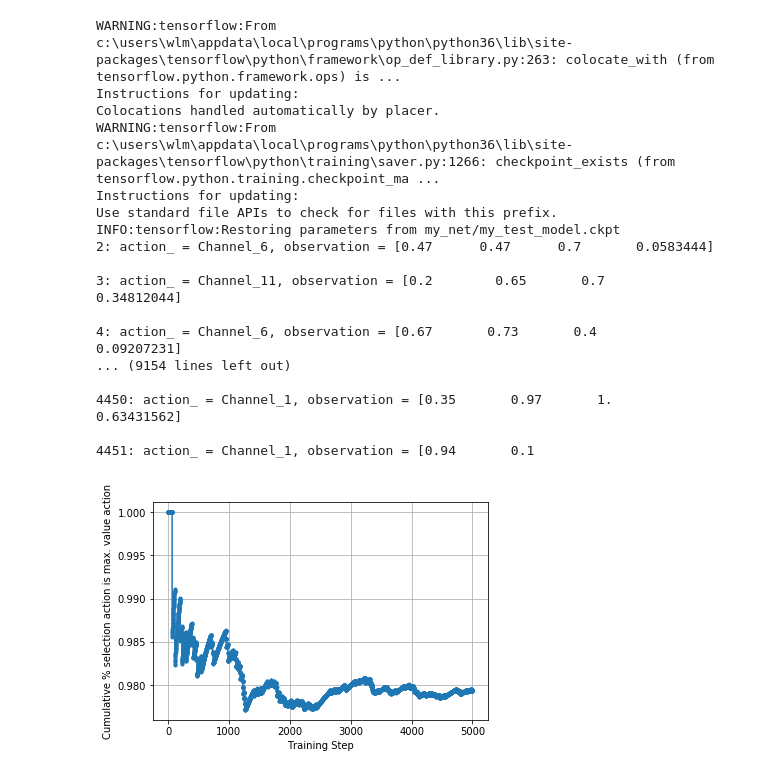
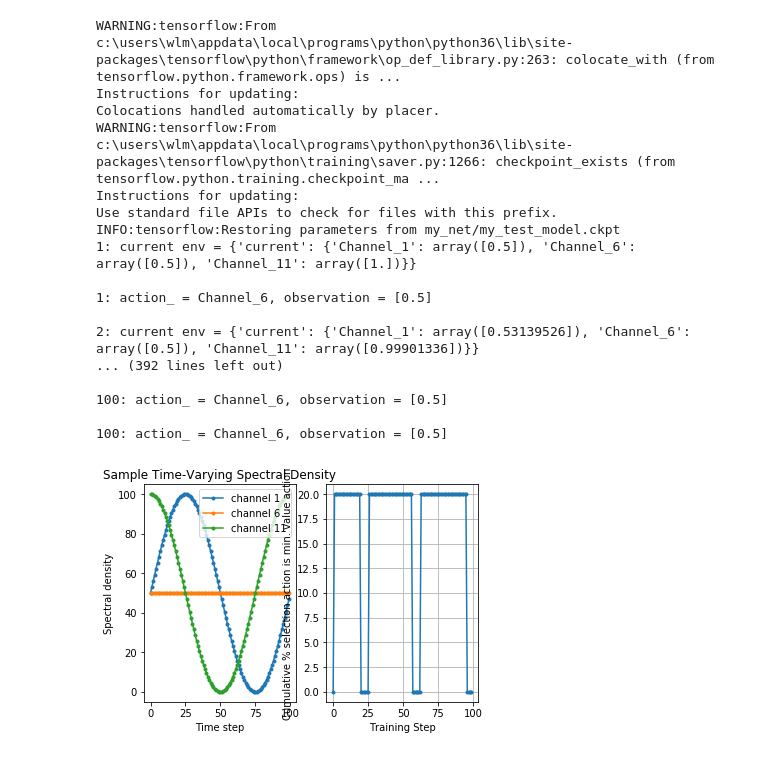
Before and after one commit to wlmsnow/Channel_Selection, a Jupyter notebook: test.ipynb, the cells around one changed output. Drawn from its saved outputs; the diff is of its cells as text; code cells hidden in the pictures.

```diff
--- a/test.ipynb
+++ b/test.ipynb
@@ -10,7 +11,7 @@ sim = {
     'cfg' : {
         'run' : { # run parameters
             'numEpisodes'    : 1, # 1,        # num. of episodes to run
-            'maxSteps'       : 5000,         # max. num. of sim. steps
+            'maxSteps'       : 100,         # max. num. of sim. steps
             'startLearnStep' : 200,           # start periodic training after this step num.
             'learnPeriod'    : 5,             # num. of steps between (re)training
             'dbgPrint'       : printPeriodic, # function or string name of function for debug print output
@@ -102,36 +158,42 @@ class run():
 # %%
 if __name__ == "__main__":
     statusPeriod = sim['cfg']['run']['statusPeriod']
     dbgPrint = setDbgPrint(sim['cfg']['run'].get('dbgPrint'))
     env = Env(log=dbgPrint, statusPeriod= statusPeriod)
-    run = run(env.n_actions,
-             env.n_features,
-          )
+    run = run()
     run.run_(cfg=sim['cfg']['run'])
-    plt.plot(
-        np.divide(np.cumsum([1 if i >= 1 else 0 for i in env.count_history]),
-                  np.arange(len(env.count_history)) + 1),
-        '.-')
+    plt.subplot(1,2 ,1 )
+    N = 100
+    specHi = 50 + 50 * np.sin(2 * np.pi * np.arange(N) / N)
+    spec1 = np.array([50] * N)
+    spec2 = 50 + 50 * np.cos(2 * np.pi * np.arange(N) / N)
+    plt.plot(np.c_[specHi, spec1, spec2], '.-')
+    plt.xlabel('Time step')
+    plt.ylabel('Spectral density')
+    plt.legend(['channel 1', 'channel 6', 'channel 11'])
+    plt.title('Sample Time-Varying Spectral Density')
+    plt.subplot(1, 2, 2)
+    plt.plot(run.reward_history, '.-')
     plt.xlabel('Training Step')
-    plt.ylabel('Cumulative % selection action is max. value action')
+    plt.ylabel('Cumulative % selection action is min. value action')
     plt.grid(True)
     plt.show()
 # %% [output]
 WARNING:tensorflow:From c:\users\wlm\appdata\local\programs\python\python36\lib\site-packages\tensorflow\python\framework\op_def_library.py:263: colocate_with (from tensorflow.python.framework.ops) is ...
 Instructions for updating:
 Colocations handled automatically by placer.
 WARNING:tensorflow:From c:\users\wlm\appdata\local\programs\python\python36\lib\site-packages\tensorflow\python\training\saver.py:1266: checkpoint_exists (from tensorflow.python.training.checkpoint_ma ...
 Instructions for updating:
 Use standard file APIs to check for files with this prefix.
 INFO:tensorflow:Restoring parameters from my_net/my_test_model.ckpt
-2: action_ = Channel_6, observation = [0.47      0.47      0.7       0.0583444]
+1: current env = {'current': {'Channel_1': array([0.5]), 'Channel_6': array([0.5]), 'Channel_11': array([1.])}}
 
-3: action_ = Channel_11, observation = [0.2        0.65       0.7        0.34812044]
+1: action_ = Channel_6, observation = [0.5]
 
-4: action_ = Channel_6, observation = [0.67       0.73       0.4        0.09207231]
-... (9154 lines left out)
+2: current env = {'current': {'Channel_1': array([0.53139526]), 'Channel_6': array([0.5]), 'Channel_11': array([0.99901336])}}
+... (392 lines left out)
 
-4450: action_ = Channel_1, observation = [0.35       0.97       1.         0.63431562]
+100: action_ = Channel_6, observation = [0.5]
 
-4451: action_ = Channel_1, observation = [0.94       0.1
+100: action_ = Channel_6, observation = [0.5]
-[figure, old version]
+[figure, new version]
```
Also changed, not shown: parts of 2 cells of this notebook, 5 other files.
